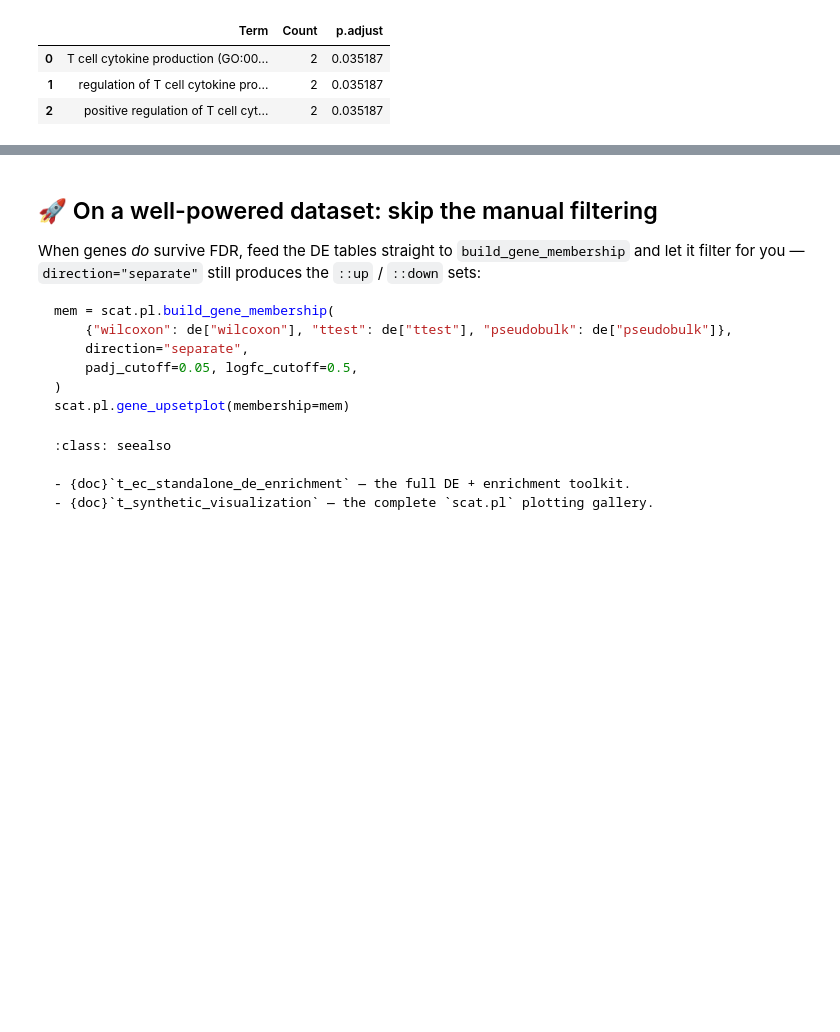
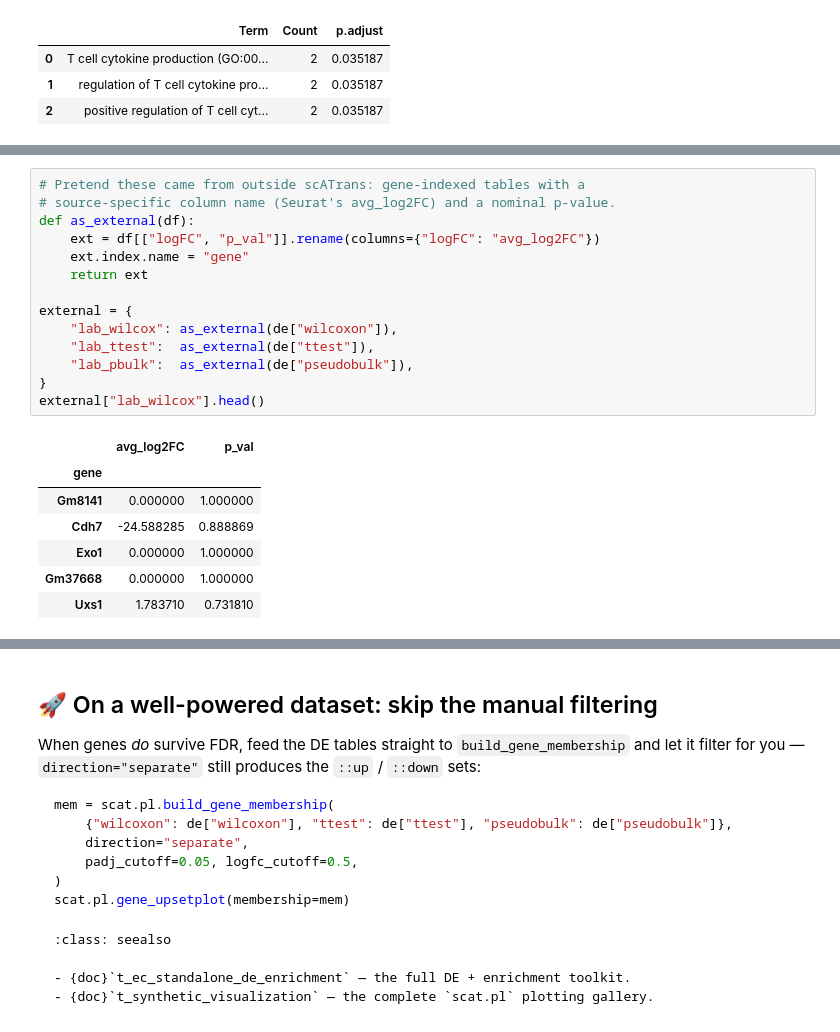
Before and after one commit to leelieber2025/scATrans, a Jupyter notebook: docs/tutorials/t_ec_gene_upset.ipynb, the cells around one changed output, grey strips where cells are left out. Saved outputs shown, nothing was run; the diff lists cells and outputs as text; blank space fills up the shorter version.

```diff
--- a/docs/tutorials/t_ec_gene_upset.ipynb
+++ b/docs/tutorials/t_ec_gene_upset.ipynb
@@ -217,0 +230,22 @@ enr_down[["Term", "Count", "p.adjust"]].head(8)
+# %%
+# Pretend these came from outside scATrans: gene-indexed tables with a
+# source-specific column name (Seurat's avg_log2FC) and a nominal p-value.
+def as_external(df):
+    ext = df[["logFC", "p_val"]].rename(columns={"logFC": "avg_log2FC"})
+    ext.index.name = "gene"
+    return ext
+
+external = {
+    "lab_wilcox": as_external(de["wilcoxon"]),
+    "lab_ttest":  as_external(de["ttest"]),
+    "lab_pbulk":  as_external(de["pseudobulk"]),
+}
+external["lab_wilcox"].head()
+# %% [output]
+|  | avg_log2FC | p_val |
+| gene |  |  |
+| Gm8141 | 0.000000 | 1.000000 |
+| Cdh7 | -24.588285 | 0.888869 |
+| Exo1 | 0.000000 | 1.000000 |
+| Gm37668 | 0.000000 | 1.000000 |
+| Uxs1 | 1.783710 | 0.731810 |
```
Also changed, not shown: parts of 5 cells of this notebook.
